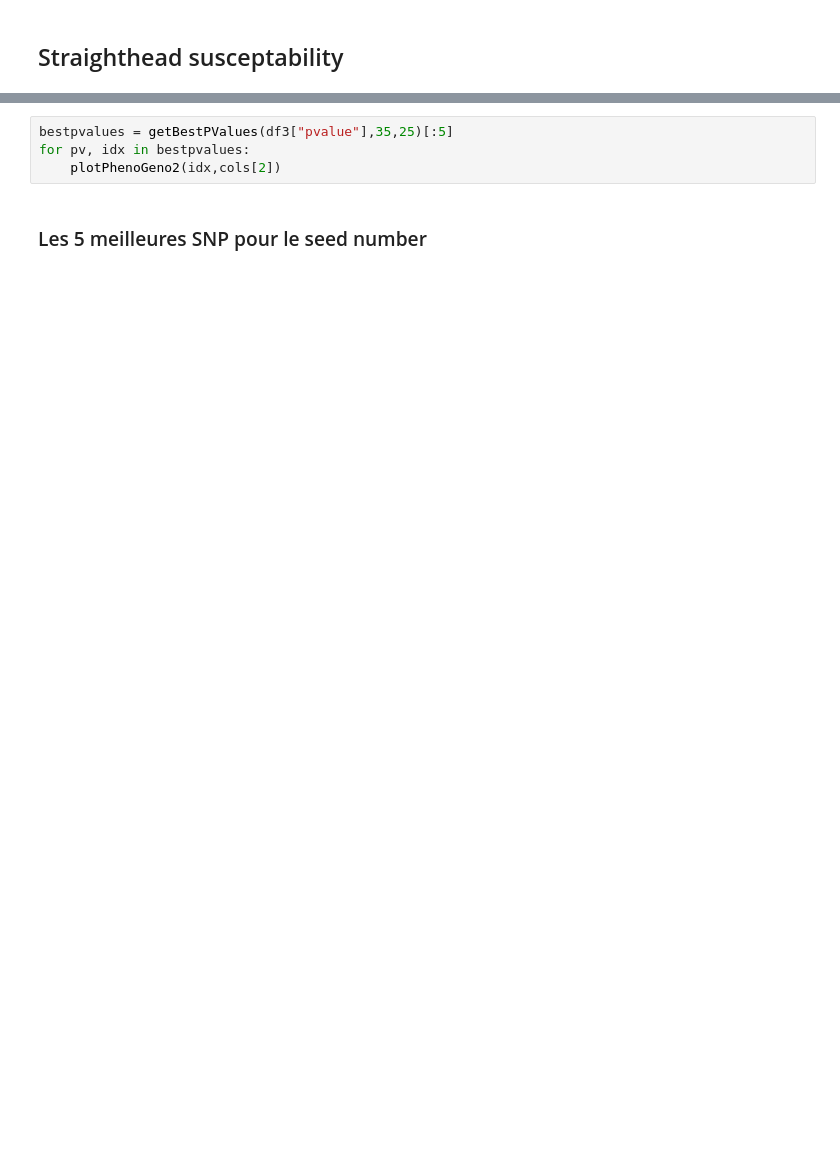
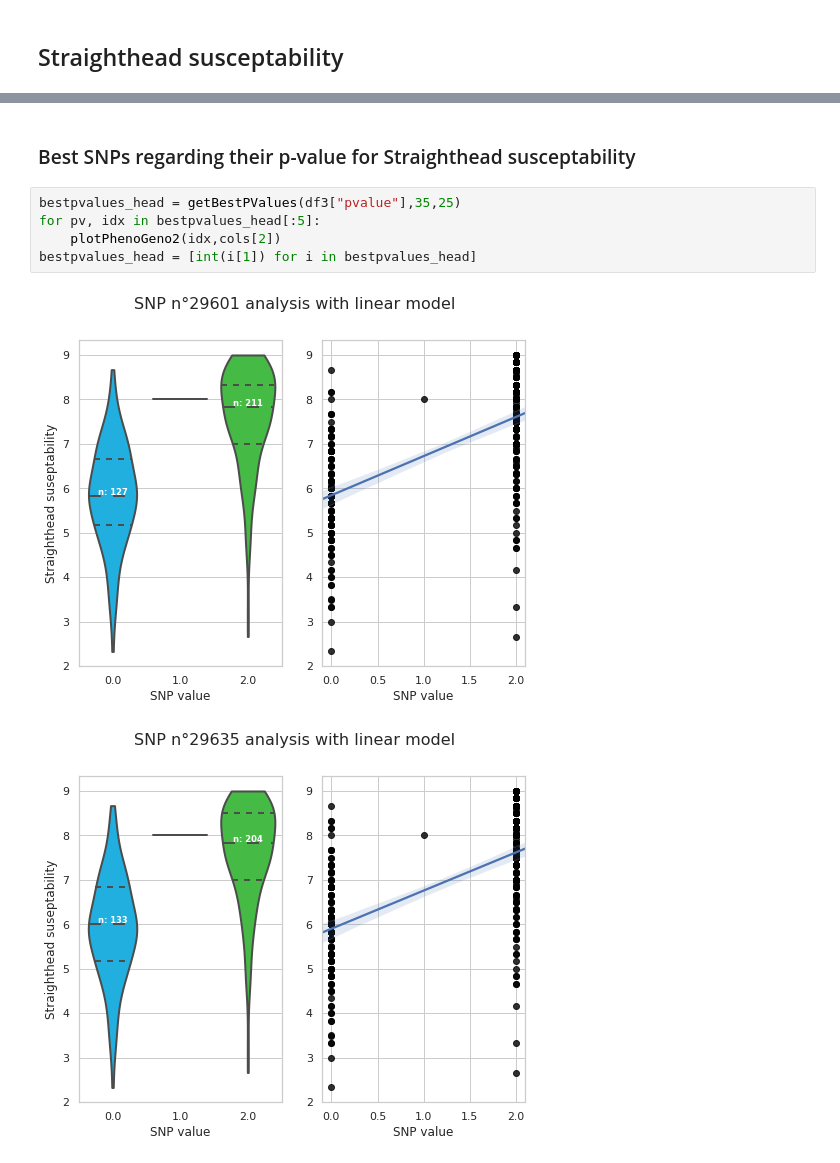
Before and after one commit to teddyalexandre/prediction-phenotype-riz-asiatique, a Jupyter notebook: Notebook/mplots.ipynb, the cells around one changed output, grey strips where cells are left out. Saved outputs shown, nothing was run; the diff lists cells and outputs as text; blank space fills up the shorter version.

```diff
--- a/Notebook/mplots.ipynb
+++ b/Notebook/mplots.ipynb
@@ -346,6 +474,10 @@ plotManhattan(
-# %%
-bestpvalues = getBestPValues(df3["pvalue"],35,25)[:5]
-for pv, idx in bestpvalues:
-    plotPhenoGeno2(idx,cols[2])
 # %% [markdown]
-### Les 5 meilleures SNP pour le seed number
+### Best SNPs regarding their p-value for Straighthead susceptability
+# %%
+bestpvalues_head = getBestPValues(df3["pvalue"],35,25)
+for pv, idx in bestpvalues_head[:5]:
+    plotPhenoGeno2(idx,cols[2])
+bestpvalues_head = [int(i[1]) for i in bestpvalues_head]
+# %% [output]
+[figure, added]
+[figure, added]
```
Also changed, not shown: parts of 35 cells of this notebook.
